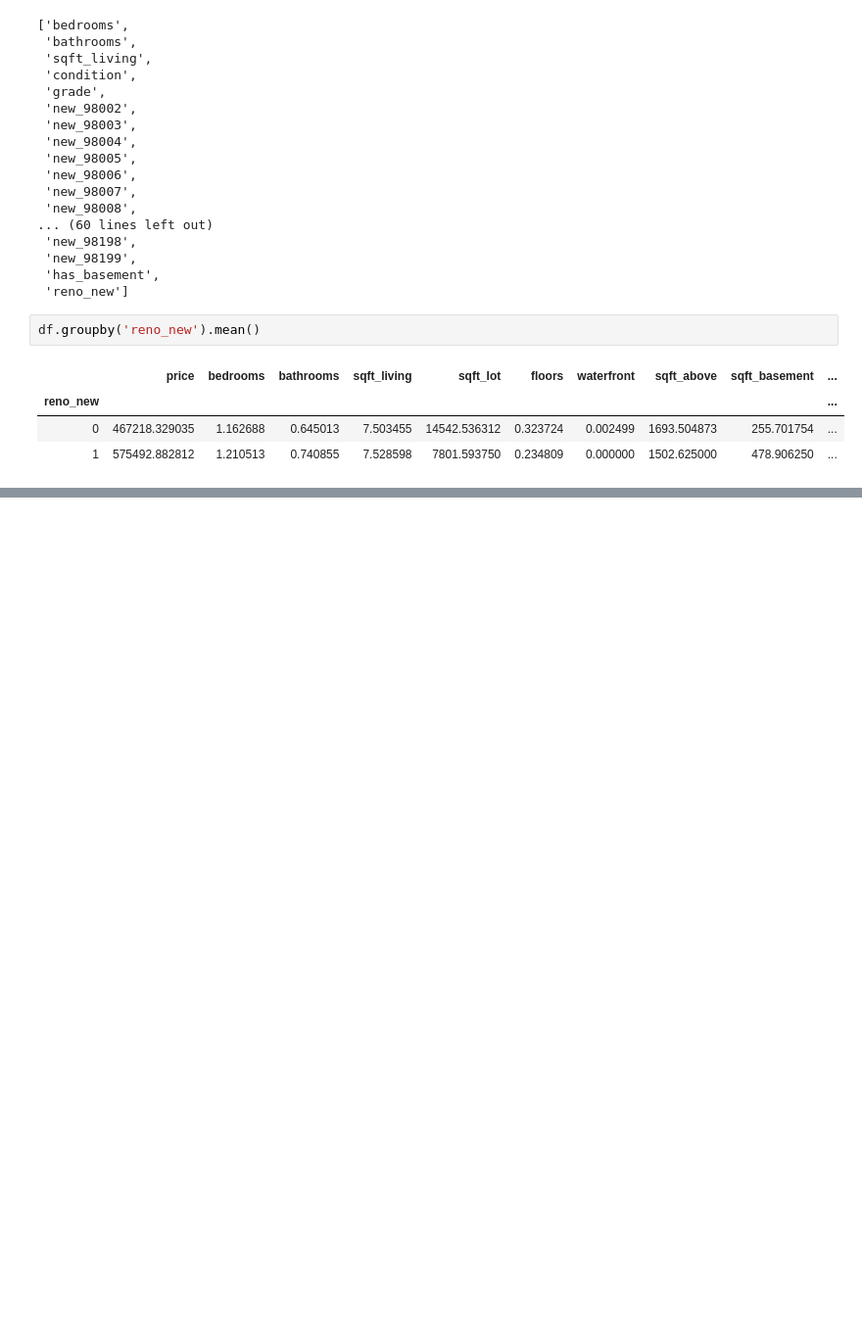
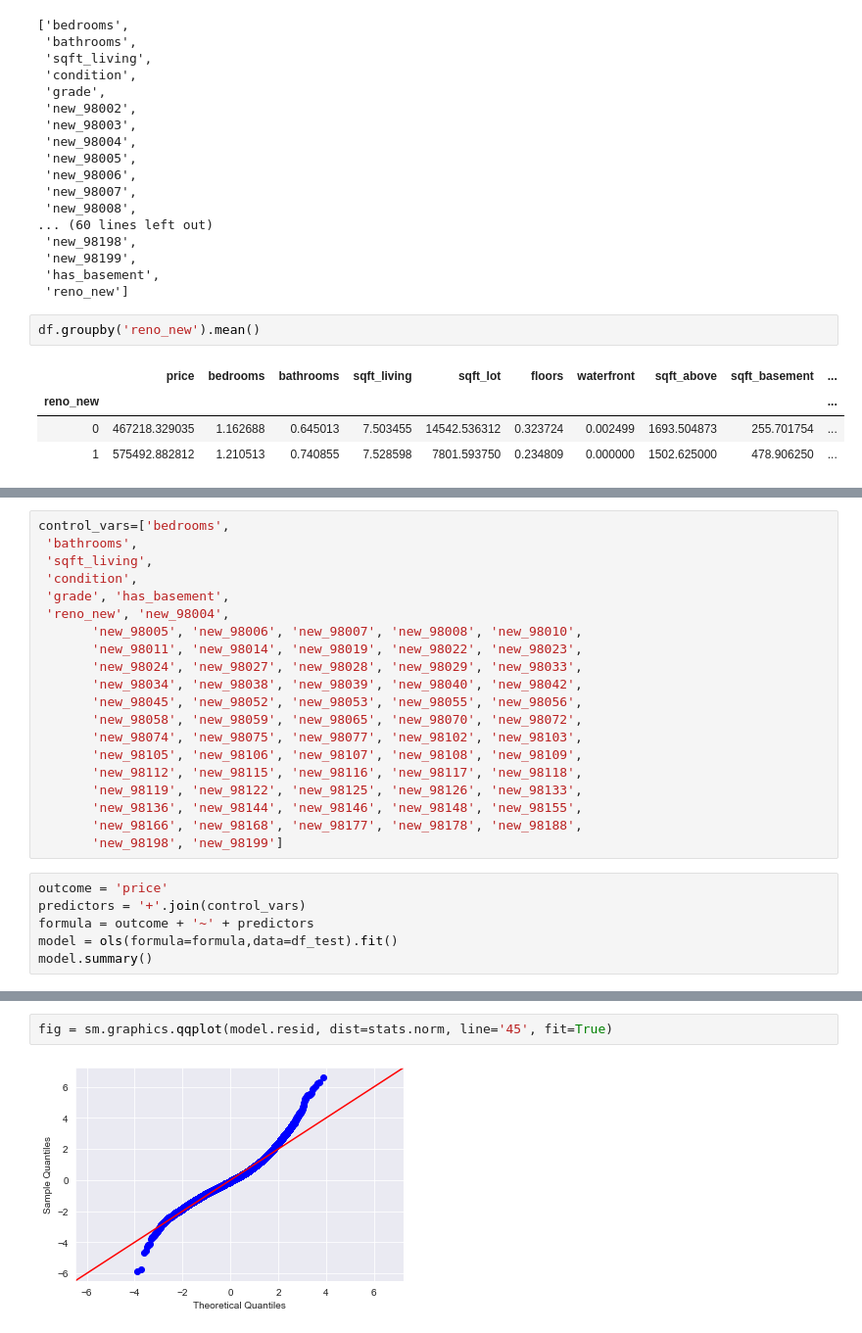
Before and after one commit to will4865/Predicting-Real-Estate-Prices, a Jupyter notebook: student.ipynb, the cells around one changed output, grey strips where cells are left out. Shown at 98% size. Drawn from its saved outputs; the diff is of its cells as text; blank space fills up the shorter version.

```diff
--- a/student.ipynb
+++ b/student.ipynb
@@ -1351,0 +1469,26 @@ df.groupby('reno_new').mean()
+# %%
+control_vars=['bedrooms',
+ 'bathrooms',
+ 'sqft_living',
+ 'condition',
+ 'grade', 'has_basement',
+ 'reno_new', 'new_98004',
+       'new_98005', 'new_98006', 'new_98007', 'new_98008', 'new_98010',
+       'new_98011', 'new_98014', 'new_98019', 'new_98022', 'new_98023',
+       'new_98024', 'new_98027', 'new_98028', 'new_98029', 'new_98033',
+       'new_98034', 'new_98038', 'new_98039', 'new_98040', 'new_98042',
+       'new_98045', 'new_98052', 'new_98053', 'new_98055', 'new_98056',
+       'new_98058', 'new_98059', 'new_98065', 'new_98070', 'new_98072',
+       'new_98074', 'new_98075', 'new_98077', 'new_98102', 'new_98103',
+       'new_98105', 'new_98106', 'new_98107', 'new_98108', 'new_98109',
+       'new_98112', 'new_98115', 'new_98116', 'new_98117', 'new_98118',
+       'new_98119', 'new_98122', 'new_98125', 'new_98126', 'new_98133',
+       'new_98136', 'new_98144', 'new_98146', 'new_98148', 'new_98155',
+       'new_98166', 'new_98168', 'new_98177', 'new_98178', 'new_98188',
+       'new_98198', 'new_98199']
+# %%
+outcome = 'price'
+predictors = '+'.join(control_vars)
+formula = outcome + '~' + predictors
+model = ols(formula=formula,data=df_test).fit()
+model.summary()
@@ -1351,0 +1528,4 @@ df.groupby('reno_new').mean()
+# %%
+fig = sm.graphics.qqplot(model.resid, dist=stats.norm, line='45', fit=True)
+# %% [output]
+[figure, added]
```
Also changed, not shown: parts of 42 cells of this notebook, 2 other files.
